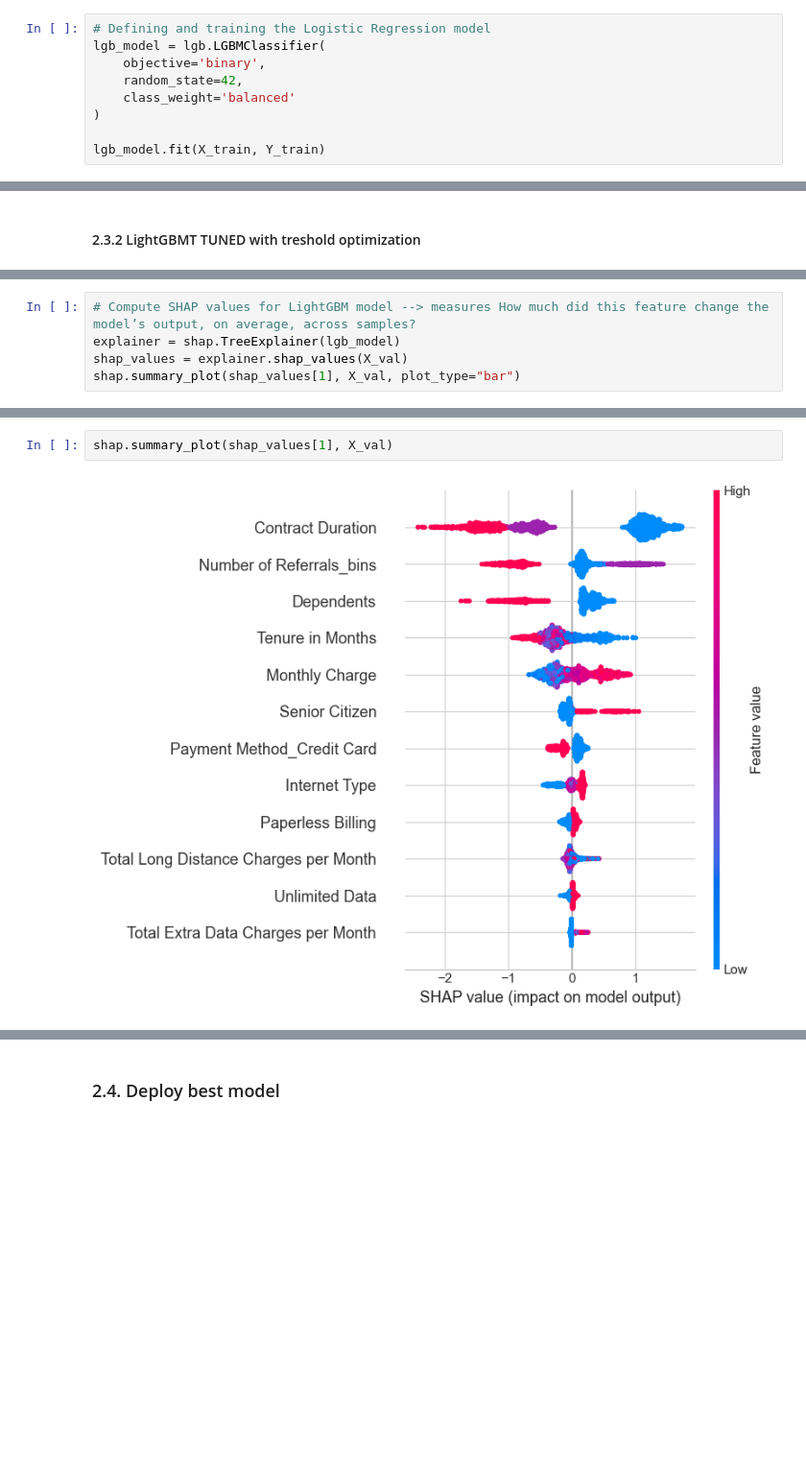
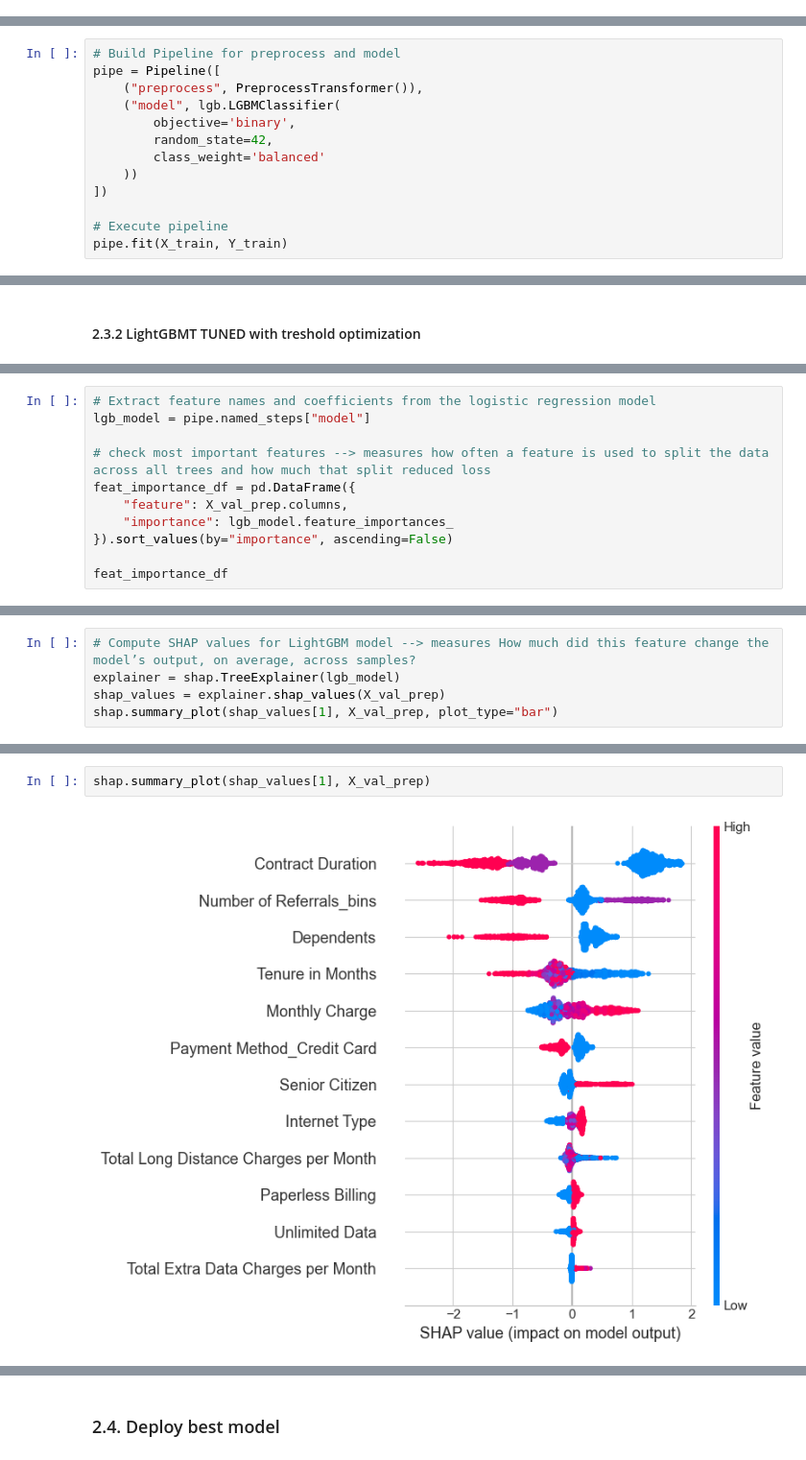
Before and after one commit to pcatarino88/telco_churn, a Jupyter notebook: notebooks/04_modelling.ipynb, the cells around one changed output, grey strips where cells are left out. Shown at 96% size. Cells and saved outputs as stored; diff of their text form; blank space fills up the shorter version.

```diff
--- a/notebooks/04_modelling.ipynb
+++ b/notebooks/04_modelling.ipynb
@@ -633,12 +605,3 @@ coef_df
 ### 2.3. LightGBM
 # %% [markdown]
 #### 2.3.1. LightGBM with treshold optimization
-# %%
-# Defining and training the Logistic Regression model
-lgb_model = lgb.LGBMClassifier(
-    objective='binary',
-    random_state=42,
-    class_weight='balanced'
-)
-
-lgb_model.fit(X_train, Y_train)
@@ -654,0 +608,13 @@ LGBMClassifier(class_weight='balanced', objective='binary', random_state=42)
+# %%
+# Build Pipeline for preprocess and model
+pipe = Pipeline([
+    ("preprocess", PreprocessTransformer()),
+    ("model", lgb.LGBMClassifier(
+        objective='binary',
+        random_state=42,
+        class_weight='balanced'
+    ))
+])
+
+# Execute pipeline
+pipe.fit(X_train, Y_train)
@@ -882,0 +864,11 @@ feat_importance_df
+# %%
+# Extract feature names and coefficients from the logistic regression model
+lgb_model = pipe.named_steps["model"]
+
+# check most important features --> measures how often a feature is used to split the data across all trees and how much that split reduced loss
+feat_importance_df = pd.DataFrame({
+    "feature": X_val_prep.columns,
+    "importance": lgb_model.feature_importances_
+}).sort_values(by="importance", ascending=False)
+
+feat_importance_df
@@ -883,7 +889,7 @@ feat_importance_df
 # %%
 # Compute SHAP values for LightGBM model --> measures How much did this feature change the model’s output, on average, across samples?
 explainer = shap.TreeExplainer(lgb_model)
-shap_values = explainer.shap_values(X_val)
-shap.summary_plot(shap_values[1], X_val, plot_type="bar")
+shap_values = explainer.shap_values(X_val_prep)
+shap.summary_plot(shap_values[1], X_val_prep, plot_type="bar")
 # %% [output]
 LightGBM binary classifier with TreeExplainer shap values output has changed to a list of ndarray
@@ -891,6 +897,6 @@ LightGBM binary classifier with TreeExplainer shap values output has changed to
 # %%
-shap.summary_plot(shap_values[1], X_val)
+shap.summary_plot(shap_values[1], X_val_prep)
 # %% [output]
-[figure, old version]
+[figure, new version]
 # %%
 # save model as best_lgb_model.pkl
```
Also changed, not shown: parts of 43 cells of this notebook, 2 other files.
